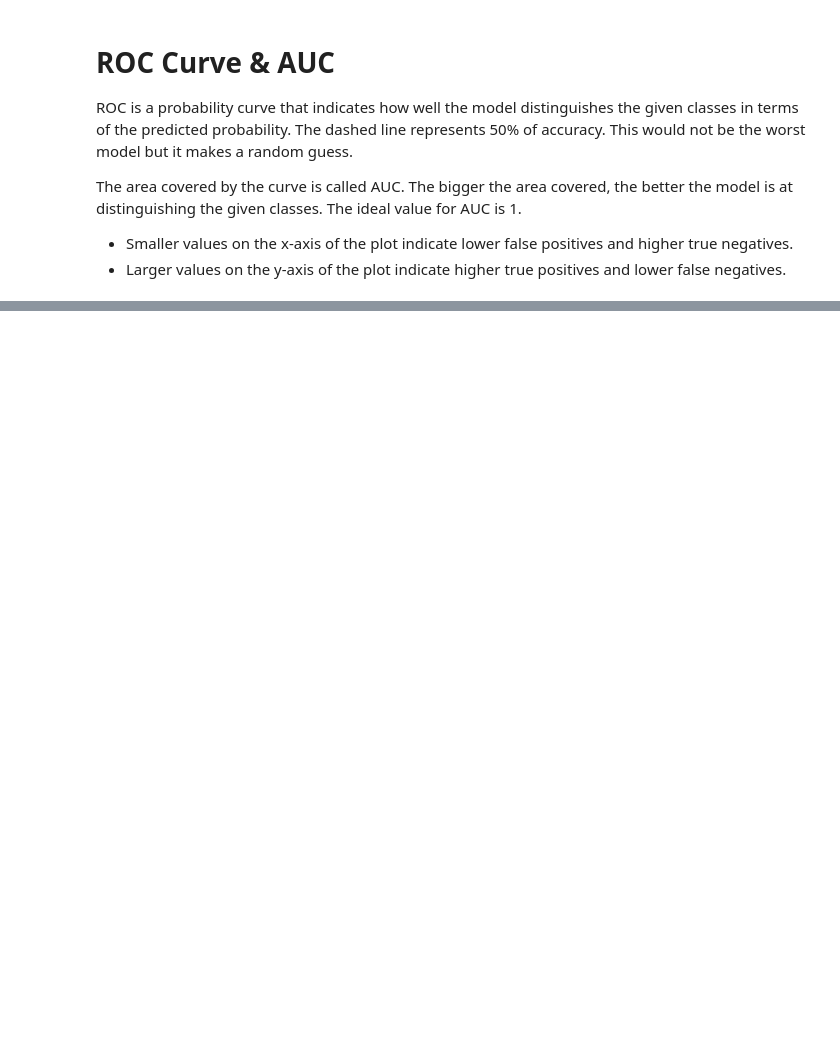
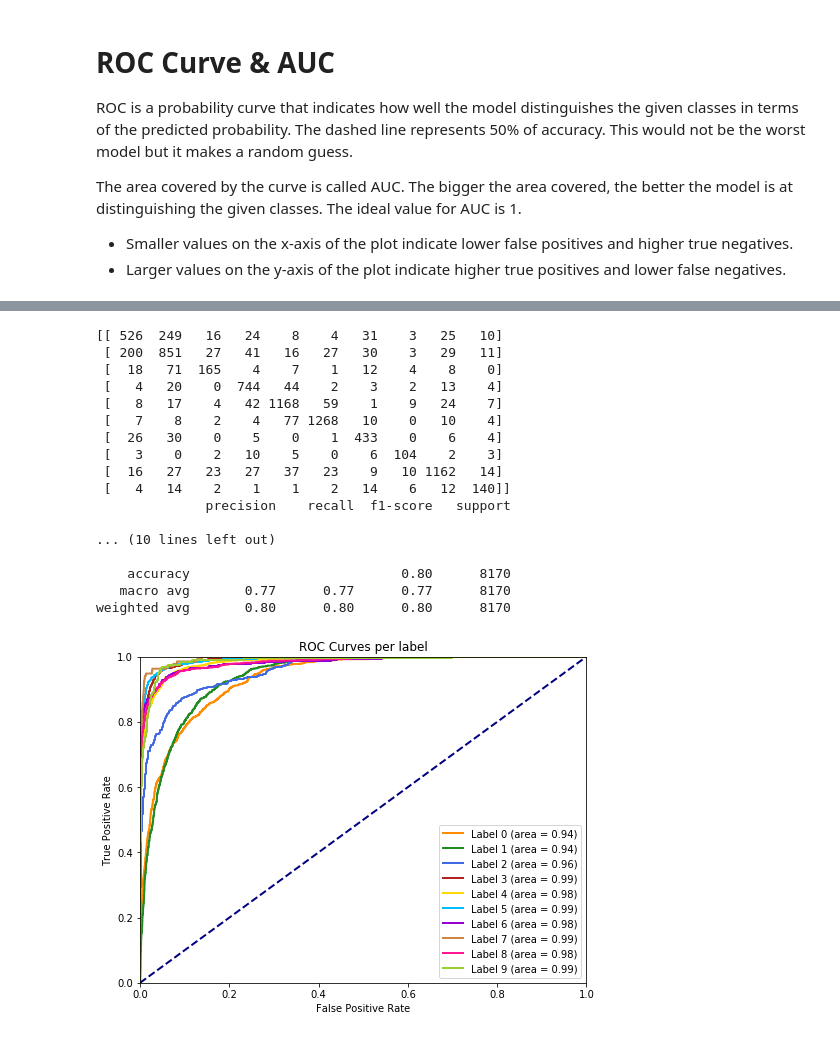
Before and after one commit to csar95/CW2_Trees_Regression_NNs, a Jupyter notebook: LinearClassifier.ipynb, the cells around one changed output, grey strips where cells are left out. Saved outputs shown, nothing was run; the diff lists cells and outputs as text; code cells hidden in the pictures; blank space fills up the shorter version.

```diff
--- a/LinearClassifier.ipynb
+++ b/LinearClassifier.ipynb
@@ -1,7 +1,21 @@
 # %%
 import matplotlib.pyplot as plt
+import numpy as np
+import copy
 
-def plot_roc_curves(fpr, tpr, roc_auc):
+def plot_roc_curves(y, y_proba):
+    fpr, tpr, roc_auc = dict(), dict(), dict()
+    all_y_train_i = np.empty(shape=(0, len(y)), dtype=int)
+    all_y_predict_proba = np.empty(shape=(0, len(y)), dtype=int)
+
+    # http://benalexkeen.com/scoring-classifier-models-using-scikit-learn/
+    for i in range(10):
+        y_train_i = list(map(lambda x: 1 if x == i else 0, y))
+        all_y_train_i = np.append(all_y_train_i, [copy.deepcopy(y_train_i)], axis=0)
+        all_y_predict_proba = np.append(all_y_predict_proba, [y_proba[:, i]], axis=0)
+        fpr[i], tpr[i], _ = roc_curve(y_train_i, y_proba[:, i])
+        roc_auc[i] = auc(fpr[i], tpr[i])
+
     plt.figure(figsize=(8, 6))
     colors = ['darkorange', 'forestgreen', 'royalblue', 'firebrick', 'gold', 'deepskyblue', 'darkviolet', 'peru', 'deeppink', 'yellowgreen']
     for lbl in range(10):
@@ -29,10 +43,26 @@ testing_dataSet_9000 = pd.read_csv('DecisionTrees/src/main/resources/testingData
 
 training_dataSet['label'] = training_dataSet['label'].map({'zero': 0, 'one': 1, 'two': 2, 'three': 3, 'four': 4, 'five': 5, 'six': 6, 'seven': 7, 'eight': 8, 'nine': 9})
 testing_dataSet['label'] = testing_dataSet['label'].map({'zero': 0, 'one': 1, 'two': 2, 'three': 3, 'four': 4, 'five': 5, 'six': 6, 'seven': 7, 'eight': 8, 'nine': 9})
+
+training_dataSet_4000['label'] = training_dataSet_4000['label'].map({'zero': 0, 'one': 1, 'two': 2, 'three': 3, 'four': 4, 'five': 5, 'six': 6, 'seven': 7, 'eight': 8, 'nine': 9})
+testing_dataSet_4000['label'] = testing_dataSet_4000['label'].map({'zero': 0, 'one': 1, 'two': 2, 'three': 3, 'four': 4, 'five': 5, 'six': 6, 'seven': 7, 'eight': 8, 'nine': 9})
+
+training_dataSet_9000['label'] = training_dataSet_9000['label'].map({'zero': 0, 'one': 1, 'two': 2, 'three': 3, 'four': 4, 'five': 5, 'six': 6, 'seven': 7, 'eight': 8, 'nine': 9})
+testing_dataSet_9000['label'] = testing_dataSet_9000['label'].map({'zero': 0, 'one': 1, 'two': 2, 'three': 3, 'four': 4, 'five': 5, 'six': 6, 'seven': 7, 'eight': 8, 'nine': 9})
 # %%
 y_train = training_dataSet['label']
 y_test = testing_dataSet['label']
 X_train = training_dataSet.drop("label", axis=1)
 X_test = testing_dataSet.drop("label", axis=1)
+
+y_train_4000 = training_dataSet_4000['label']
+y_test_4000 = testing_dataSet_4000['label']
+X_train_4000 = training_dataSet_4000.drop("label", axis=1)
+X_test_4000 = testing_dataSet_4000.drop("label", axis=1)
+
+y_train_9000 = training_dataSet_9000['label']
+y_test_9000 = testing_dataSet_9000['label']
+X_train_9000 = training_dataSet_9000.drop("label", axis=1)
+X_test_9000 = testing_dataSet_9000.drop("label", axis=1)
 # %%
 from sklearn.metrics import confusion_matrix, classification_report, roc_curve, auc
@@ -198,0 +142,31 @@ weighted avg       0.83      0.83      0.83     12660
+# %%
+# LOGISTIC REGRESSION: TRAINING & TESTING DATA SETS (4000 TRAINING -> TESTING)
+
+model_logistic = LogisticRegression(solver='lbfgs', multi_class='multinomial')
+y_pred_logistic = model_logistic.fit(X_train_4000, y_train_4000).predict(X_test_4000)
+
+print(confusion_matrix(y_test_4000, y_pred_logistic))
+print(classification_report(y_test_4000, y_pred_logistic))
+
+y_pred_logistic_proba = model_logistic.predict_proba(X_test_4000)
+
+plot_roc_curves(y_test_4000, y_pred_logistic_proba)
+# %% [output]
+[[ 526  249   16   24    8    4   31    3   25   10]
+ [ 200  851   27   41   16   27   30    3   29   11]
+ [  18   71  165    4    7    1   12    4    8    0]
+ [   4   20    0  744   44    2    3    2   13    4]
+ [   8   17    4   42 1168   59    1    9   24    7]
+ [   7    8    2    4   77 1268   10    0   10    4]
+ [  26   30    0    5    0    1  433    0    6    4]
+ [   3    0    2   10    5    0    6  104    2    3]
+ [  16   27   23   27   37   23    9   10 1162   14]
+ [   4   14    2    1    1    2   14    6   12  140]]
+              precision    recall  f1-score   support
+
+... (10 lines left out)
+
+    accuracy                           0.80      8170
+   macro avg       0.77      0.77      0.77      8170
+weighted avg       0.80      0.80      0.80      8170
+[figure, added]
```
Also changed, not shown: parts of 9 cells of this notebook.
